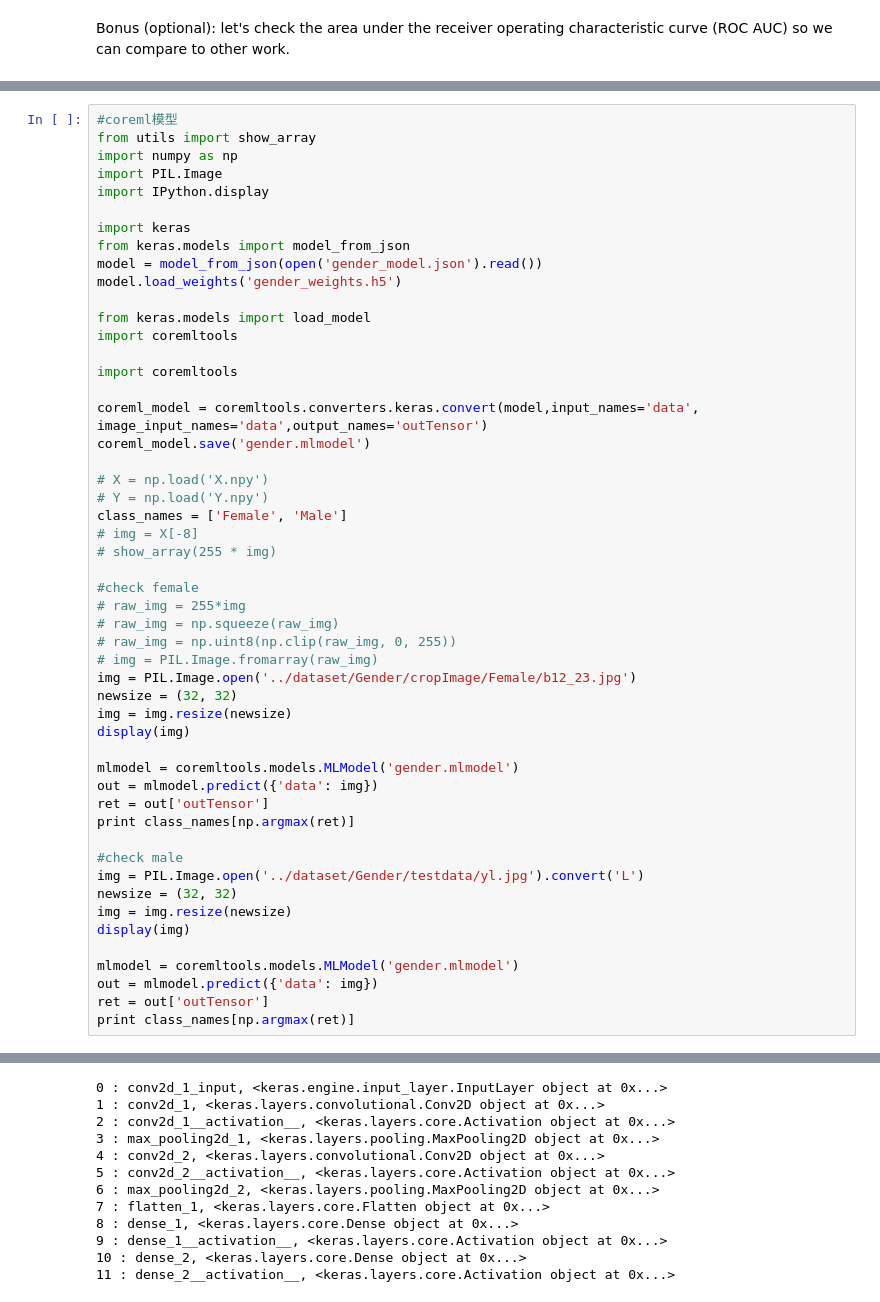
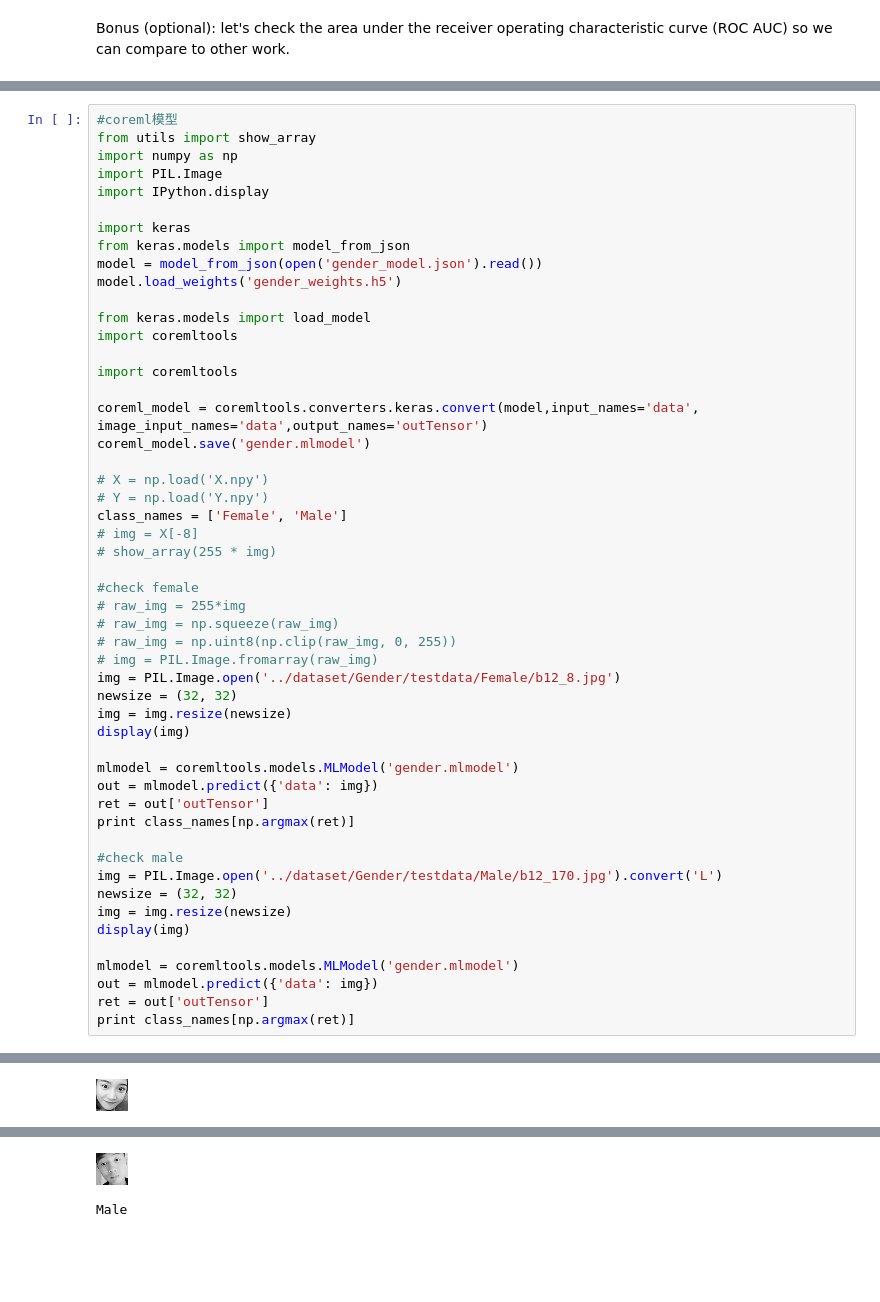
Before and after one commit to yulin6666/SmileCNN, a Jupyter notebook: gender_training.ipynb, the cells around one changed output, grey strips where cells are left out. Saved outputs shown, nothing was run; the diff lists cells and outputs as text; blank space fills up the shorter version.

```diff
--- a/gender_training.ipynb
+++ b/gender_training.ipynb
@@ -197,7 +231,7 @@ class_names = ['Female', 'Male']
 # raw_img = np.squeeze(raw_img)
 # raw_img = np.uint8(np.clip(raw_img, 0, 255))
 # img = PIL.Image.fromarray(raw_img)
-img = PIL.Image.open('../dataset/Gender/cropImage/Female/b12_23.jpg')
+img = PIL.Image.open('../dataset/Gender/testdata/Female/b12_8.jpg')
 newsize = (32, 32)
 img = img.resize(newsize)
 display(img)
@@ -208,7 +242,7 @@ ret = out['outTensor']
 print class_names[np.argmax(ret)]
 
 #check male
-img = PIL.Image.open('../dataset/Gender/testdata/yl.jpg').convert('L')
+img = PIL.Image.open('../dataset/Gender/testdata/Male/b12_170.jpg').convert('L')
 newsize = (32, 32)
 img = img.resize(newsize)
 display(img)
@@ -238,0 +268 @@ WARNING:tensorflow:From /opt/anaconda3/envs/py2version/lib/python2.7/site-packag
+[figure, new version]
@@ -240,12 +270,2 @@ WARNING:root:TensorFlow version 1.15.0 detected. Last version known to be fully
+[figure, new version]
-0 : conv2d_1_input, <keras.engine.input_layer.InputLayer object at 0x...>
-1 : conv2d_1, <keras.layers.convolutional.Conv2D object at 0x...>
-2 : conv2d_1__activation__, <keras.layers.core.Activation object at 0x...>
-3 : max_pooling2d_1, <keras.layers.pooling.MaxPooling2D object at 0x...>
-4 : conv2d_2, <keras.layers.convolutional.Conv2D object at 0x...>
-5 : conv2d_2__activation__, <keras.layers.core.Activation object at 0x...>
-6 : max_pooling2d_2, <keras.layers.pooling.MaxPooling2D object at 0x...>
-7 : flatten_1, <keras.layers.core.Flatten object at 0x...>
-8 : dense_1, <keras.layers.core.Dense object at 0x...>
-9 : dense_1__activation__, <keras.layers.core.Activation object at 0x...>
-10 : dense_2, <keras.layers.core.Dense object at 0x...>
-11 : dense_2__activation__, <keras.layers.core.Activation object at 0x...>
+Male
```
Also changed, not shown: parts of 10 cells of this notebook, 3 other files.
